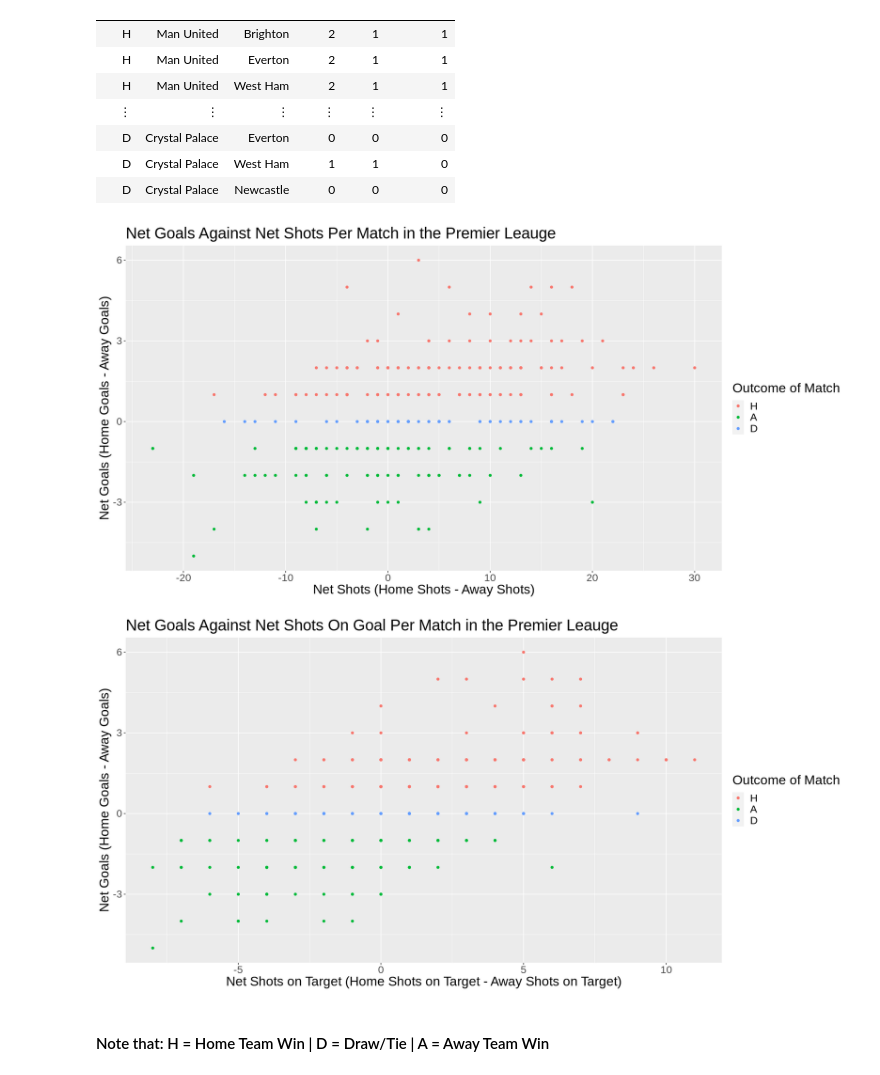
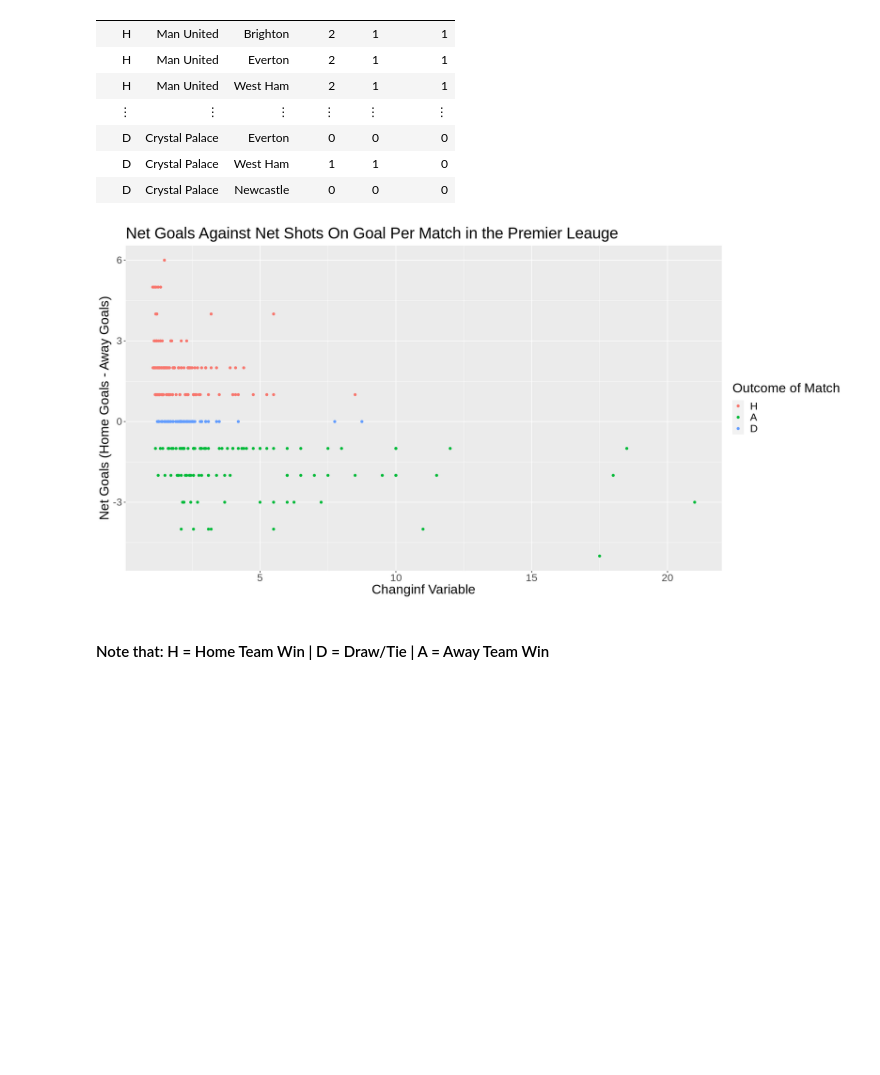
Before and after one commit to armanmoztar/DSCI100-group-project-report, a Jupyter notebook: Group_Project.ipynb, the cells around one changed output. Cells and saved outputs as stored; diff of their text form; code cells hidden in the pictures; blank space fills up the shorter version.

```diff
--- a/Group_Project.ipynb
+++ b/Group_Project.ipynb
@@ -126,31 +108,40 @@ A grouped_df: 286 × 6
 # %%
 options(repr.plot.height = 8, repr.plot.width = 16)
 
 netscore_vs_netshots_plot <- match_train %>%
     mutate(NetScore = FTHG - FTAG, NetShots = HS - AS) %>%
     ggplot(aes(x= NetShots, y = NetScore, color = FTR)) +
     geom_point() +
     labs(x= "Net Shots (Home Shots - Away Shots)", y = "Net Goals (Home Goals - Away Goals)",
         color = "Outcome of Match") +
     ggtitle("Net Goals Against Net Shots Per Match in the Premier Leauge") +
     theme(text = element_text(size=20))
 
 netscore_vs_netshots_ongoal_plot <- match_train %>%
     mutate(NetScore = FTHG - FTAG, NetShotsOnGoal = HST - AST) %>%
     ggplot(aes(x= NetShotsOnGoal, y = NetScore, color = FTR)) +
     geom_point() +
     labs(x= "Net Shots on Target (Home Shots on Target - Away Shots on Target)",
          y = "Net Goals (Home Goals - Away Goals)",
         color = "Outcome of Match") +
     ggtitle("Net Goals Against Net Shots On Goal Per Match in the Premier Leauge") +
     theme(text = element_text(size=20))
 
+plot_1 <- match_train %>%
+    mutate(NetScore = FTHG - FTAG, NetShotsOnGoal = HST - AST) %>%
+    ggplot(aes(x= BWH, y = NetScore, color = FTR)) +
+    geom_point() +
+    labs(x= "Changinf Variable",
+         y = "Net Goals (Home Goals - Away Goals)",
+        color = "Outcome of Match") +
+    ggtitle("Net Goals Against Net Shots On Goal Per Match in the Premier Leauge") +
+    theme(text = element_text(size=20))
 
-netscore_vs_netshots_plot
-netscore_vs_netshots_ongoal_plot
+plot_1
+#netscore_vs_netshots_plot
+#netscore_vs_netshots_ongoal_plot
 # %% [output]
-[figure, old version]
+[figure, new version]
-[figure, removed]
 # %% [markdown]
 #### Note that:  H = Home Team Win | D = Draw/Tie | A = Away Team Win
 # %% [markdown]
```
Also changed, not shown: parts of 6 cells of this notebook.
